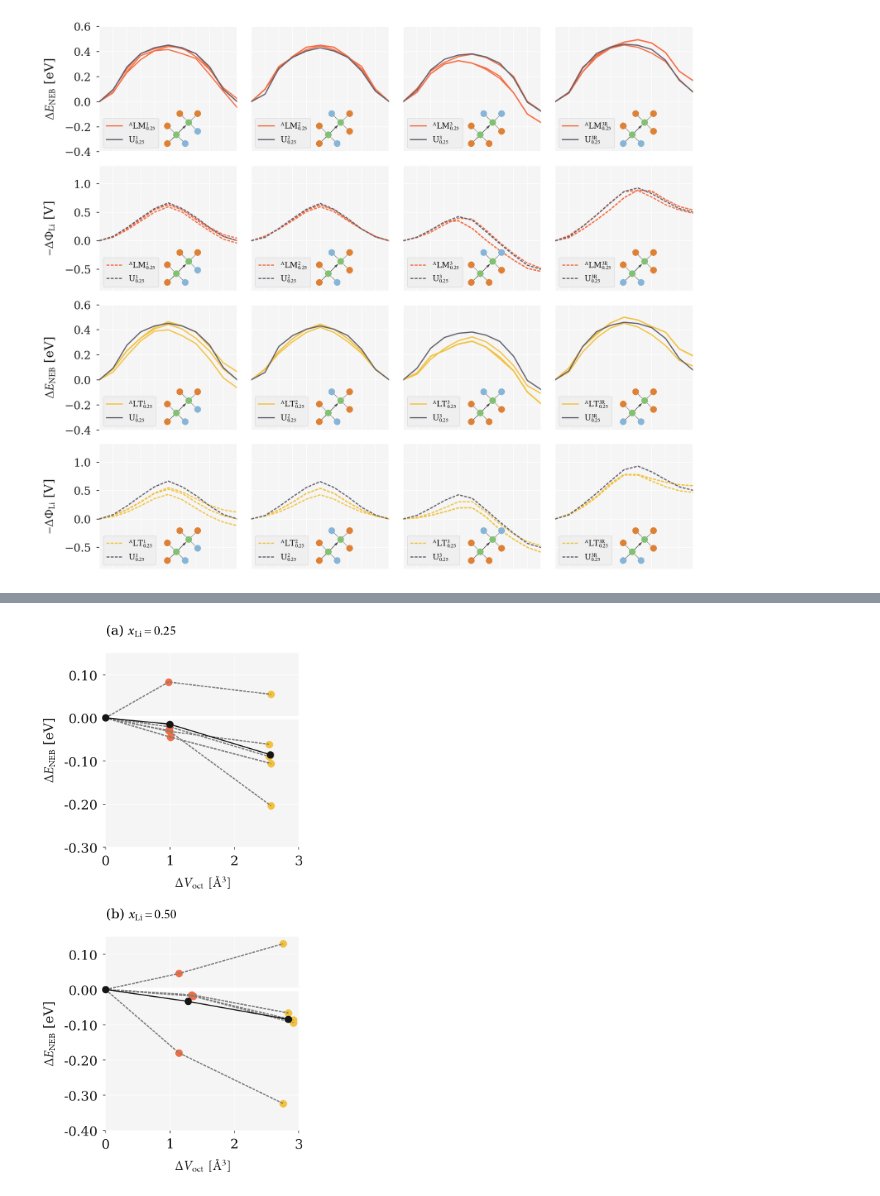
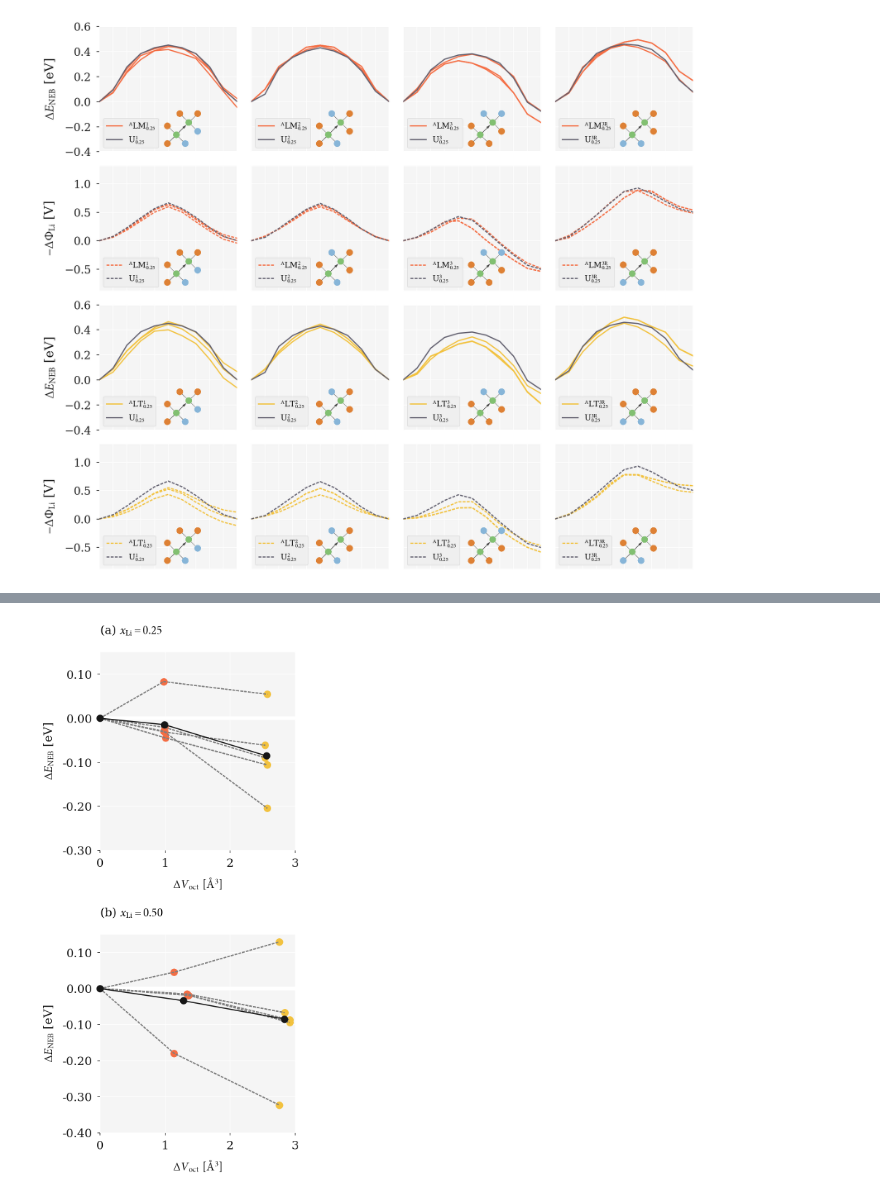
Before and after one commit to bjmorgan/data_NEB_spinel, a Jupyter notebook: analysis/spinel_paper_generating_figures.ipynb, the cells around one changed output, grey strips where cells are left out. Saved outputs shown, nothing was run; the diff lists cells and outputs as text; code cells hidden in the pictures.

```diff
--- a/analysis/spinel_paper_generating_figures.ipynb
+++ b/analysis/spinel_paper_generating_figures.ipynb
@@ -235,11 +235,11 @@ ff.set_rcParams( ff.master_formatting )
 [figure]
 # %%
 '''
-Produces Fig 5
+Produces Fig 6
 '''
 df = pd.read_csv( '{}/spinel_iso_data.csv'.format( data_dir ), delim_whitespace=True, comment='#')
 
-fontsize = 18
+fontsize = 16
 scatter_formatting ={ 'font.size': fontsize,
                       'axes.labelsize': fontsize,
                       'xtick.labelsize': fontsize,
@@ -292,6 +292,6 @@ ff.set_rcParams( ff.master_formatting )
 # %%
 '''
-Figure 6
+Figure 5
 '''
 
 ff.set_rcParams( scatter_formatting )
@@ -352,34 +352,34 @@ for i, conc in enumerate( [ 0.25, 0.50 ] ):
                         label = None
                     else:
                         label = r"LiTi$_5$O$_{12}$"
                         lt_lab = True
 
                 if strain == 'LM':
                     if lm_lab == True:
                         label = None
                     else:
                         label = r"LiMn$_2$O$_4$"
                         lm_lab = True
 
                 x=[]
                 y=[]
                 loc = ( df.path == path ) & ( df.conc == conc ) & ( df.strain == strain )
                 x.append( df[ loc ].dPolyV.values[0] )
                 y.append( df[ loc ].dEbar.values[0] )
 
                 axes[i].plot(x,y,'ro', c=col, label=label, alpha=0.8, zorder=1 )
 
     axes[i].set_title( title[i], fontsize=fontsize, loc='left')
 
 axes[0].set_ylim([-0.30,0.15])
 axes[1].set_ylim([-0.40,0.15])
 
 plt.tight_layout()
 plt.savefig( '{}/oct_vol_vs_delta_e_iso.pdf'.format( figures_dir, conc ) )
 
 ff.set_rcParams( ff.master_formatting )
 # %% [output]
-[figure, old version]
+[figure, new version]
 # %%
 '''
 Figure 8
```
Also changed, not shown: parts of 3 cells of this notebook, 5 other files.
